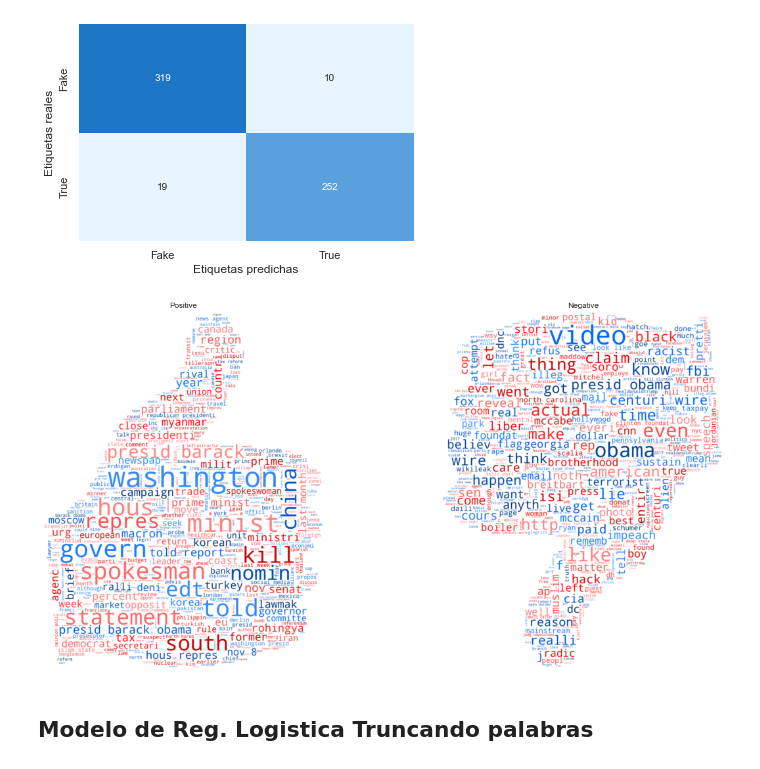
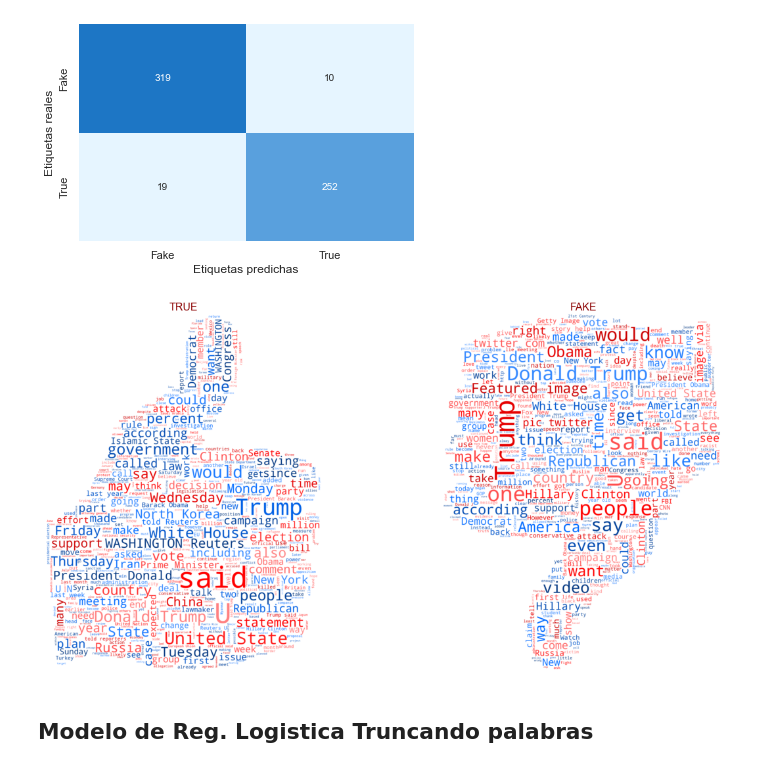
Before and after one commit to germanscillato/DS_DIGITALHOUSE-TP-INTEGRADOR, a Jupyter notebook: fakenews_organizada.ipynb, the cells around one changed output. Drawn from its saved outputs; the diff is of its cells as text; code cells hidden in the pictures.

```diff
--- a/fakenews_organizada.ipynb
+++ b/fakenews_organizada.ipynb
@@ -116,8 +176,10 @@ data_real = data[data['real'] == 'True']
 data_fake = data[data['real'] == 'Fake']
 # %%
 # Averiguamos cuál es el largo promedio de las noticias falsas y de las reales y hacemos un gráfico comparativo
-#data['text_len'] = data['text'].apply(lambda x: len(word_tokenize(x)))
-#real_len_avg = data_real['text_len'].mean()
-#fake_len_avg = data_fake['text_len'].mean()
-#len_avgs = [real_len_avg, fake_len_avg]
-#plt.bar(['Real', 'Fake'], len_avgs)
+######################################## VERRRRR
+
+data['text_len'] = data['text'].apply(lambda x: len(word_tokenize(x)))
+real_len_avg = data_real['text_len'].mean()
+fake_len_avg = data_fake['text_len'].mean()
+len_avgs = [real_len_avg, fake_len_avg]
+plt.bar(['Real', 'Fake'], len_avgs)
@@ -143,7 +207,7 @@ data['words_in_dict_pct'] = data['text'].progress_apply(words_percentage)
 # %% [output]
 'Esta celda demora 35hs en ejecutarse.'
 # %%
-sns.set(rc={'figure.figsize':(12, 4)})
+sns.set(rc={'figure.figsize':(15, 4)})
 sns.histplot(data = data, x = 'subject', hue = 'real')
 
 
@@ -540,21 +588,15 @@ Coef_reg_model_negative = Coef_reg_model_negative.drop(['Coef' ,'coef_abs', 'ind
 # %%
 tuples_pos = Coef_reg_model_positive.set_index('words').T.to_dict('index')
 tuples_neg = Coef_reg_model_negative.set_index('words').T.to_dict('index')
 
-wordcloud_positive = WordCloud(max_words=500, mask=mask_pos, background_color="white").generate_from_frequencies(dict(tuples_pos['freq']))
-wordcloud_negative = WordCloud(max_words=500, mask=mask_neg,background_color="white").generate_from_frequencies(dict(tuples_neg['freq']))
+wordcloud_positive = WordCloud(max_words=500, mask=mask_pos,
+        background_color="white").generate_from_frequencies(dict(tuples_pos['freq']))
+wordcloud_negative = WordCloud(max_words=500, mask=mask_neg,
+        background_color="white").generate_from_frequencies(dict(tuples_neg['freq']))
 
-fig, axs = plt.subplots(1, 2,figsize=(20,10))
-# Display the generated image:
-axs[0].imshow(wordcloud_positive.recolor(color_func=blue_color_func, random_state=3),interpolation="bilinear")
-axs[0].axis("off")
-axs[0].title.set_text('Positive')
-axs[1].imshow(wordcloud_negative.recolor(color_func=blue_color_func, random_state=3),interpolation="bilinear")
-axs[1].axis("off")
-axs[1].title.set_text('Negative')
-plt.show()
+graficos_manos(fake = wordcloud_fake,true = wordcloud_true)
 # %% [output]
-[figure, old version]
+[figure, new version]
 # %% [markdown]
 ## Modelo de Reg. Logistica Truncando palabras
 # %%
```
Also changed, not shown: parts of 26 cells of this notebook, 2 other files.
